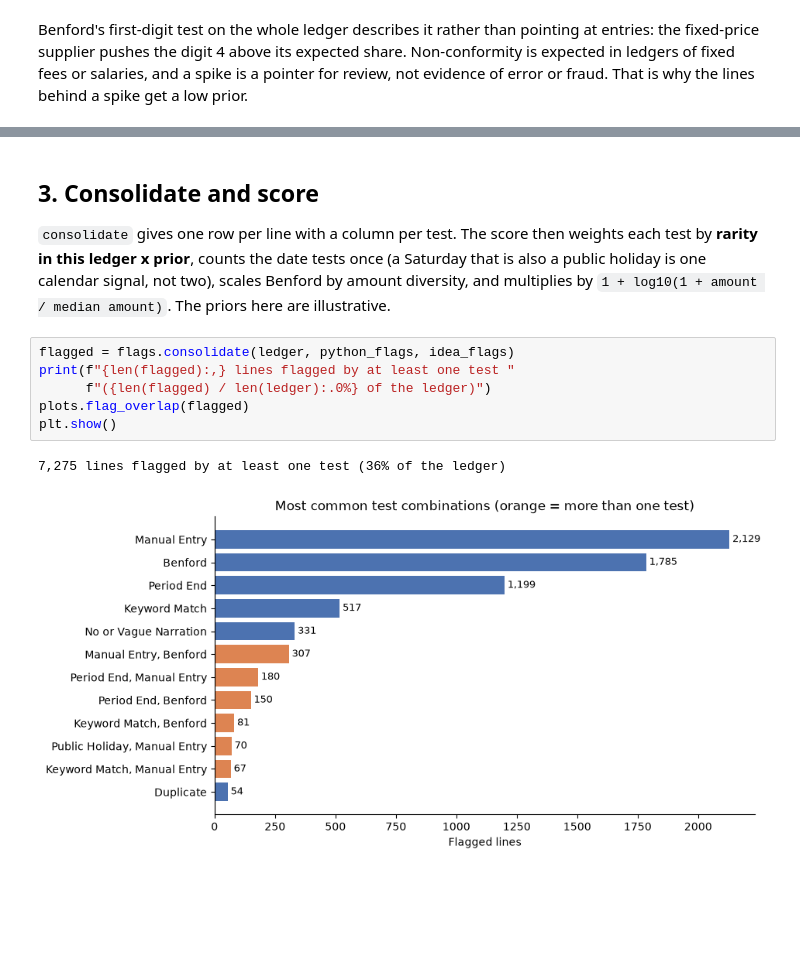
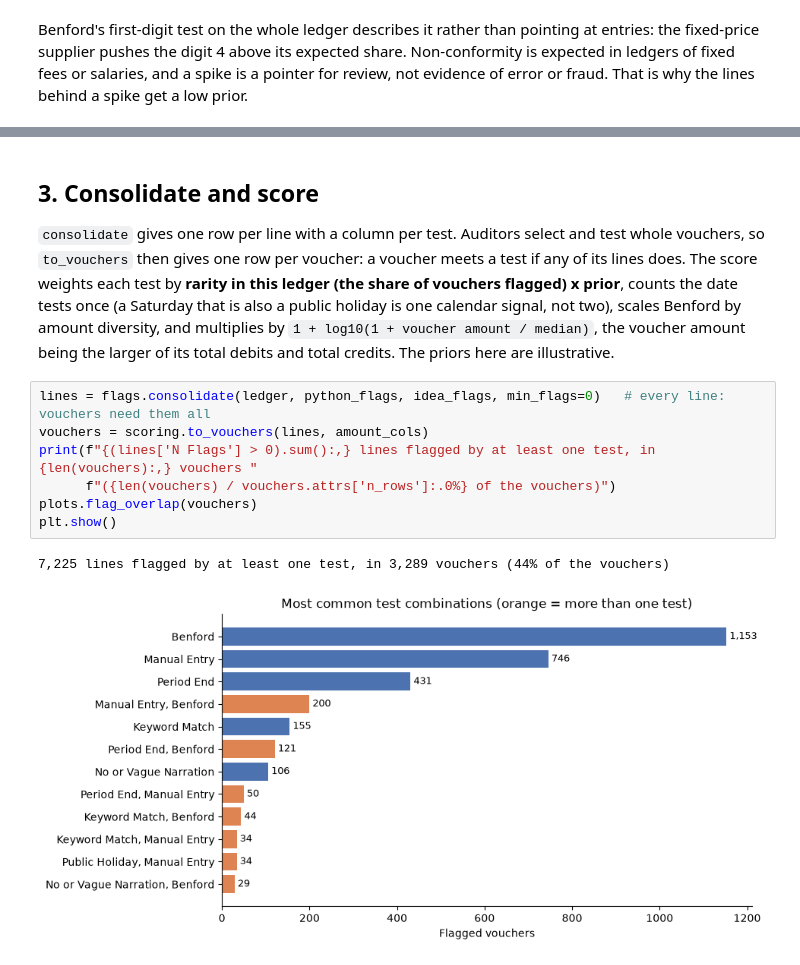
Before and after one commit to luke-menezes/gl-risk-scoring, a Jupyter notebook: notebooks/demo.ipynb, the cells around one changed output, grey strips where cells are left out. Drawn from its saved outputs; the diff is of its cells as text; blank space fills up the shorter version.

```diff
--- a/notebooks/demo.ipynb
+++ b/notebooks/demo.ipynb
@@ -113,17 +114,20 @@ plt.show()
 # %% [markdown]
 ## 3. Consolidate and score
 
-`consolidate` gives one row per line with a column per test. The score then weights each test by
-**rarity in this ledger x prior**, counts the date tests once (a Saturday that is also a public
-holiday is one calendar signal, not two), scales Benford by amount diversity, and multiplies by
-`1 + log10(1 + amount / median amount)`. The priors here are illustrative.
+`consolidate` gives one row per line with a column per test. Auditors select and test whole vouchers,
+so `to_vouchers` then gives one row per voucher: a voucher meets a test if any of its lines does. The
+score weights each test by **rarity in this ledger (the share of vouchers flagged) x prior**, counts the
+date tests once (a Saturday that is also a public holiday is one calendar signal, not two), scales
+Benford by amount diversity, and multiplies by `1 + log10(1 + voucher amount / median)`, the voucher
+amount being the larger of its total debits and total credits. The priors here are illustrative.
 # %%
-flagged = flags.consolidate(ledger, python_flags, idea_flags)
-print(f"{len(flagged):,} lines flagged by at least one test "
-      f"({len(flagged) / len(ledger):.0%} of the ledger)")
-plots.flag_overlap(flagged)
+lines = flags.consolidate(ledger, python_flags, idea_flags, min_flags=0)   # every line: vouchers need them all
+vouchers = scoring.to_vouchers(lines, amount_cols)
+print(f"{(lines['N Flags'] > 0).sum():,} lines flagged by at least one test, in {len(vouchers):,} vouchers "
+      f"({len(vouchers) / vouchers.attrs['n_rows']:.0%} of the vouchers)")
+plots.flag_overlap(vouchers)
 plt.show()
 # %% [output]
-7,275 lines flagged by at least one test (36% of the ledger)
+7,225 lines flagged by at least one test, in 3,289 vouchers (44% of the vouchers)
-[figure, old version]
+[figure, new version]
 # %%
```
Also changed, not shown: parts of 16 cells of this notebook, 24 other files.
